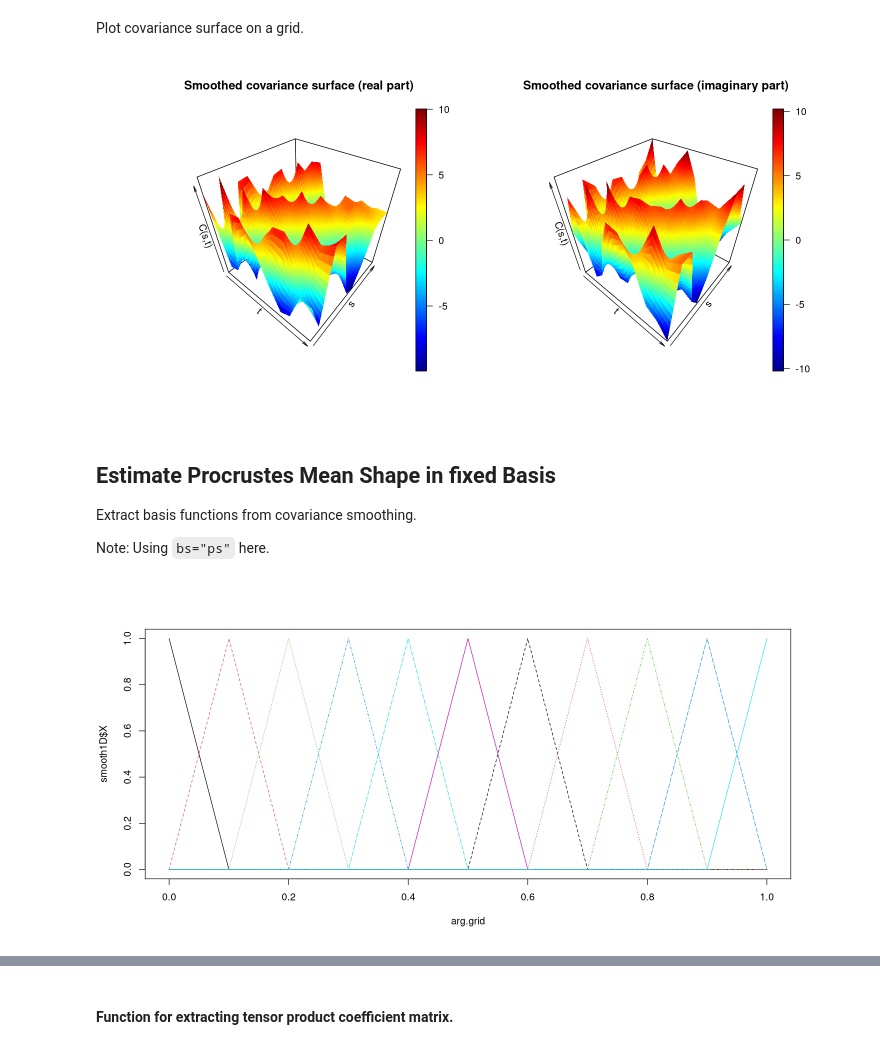
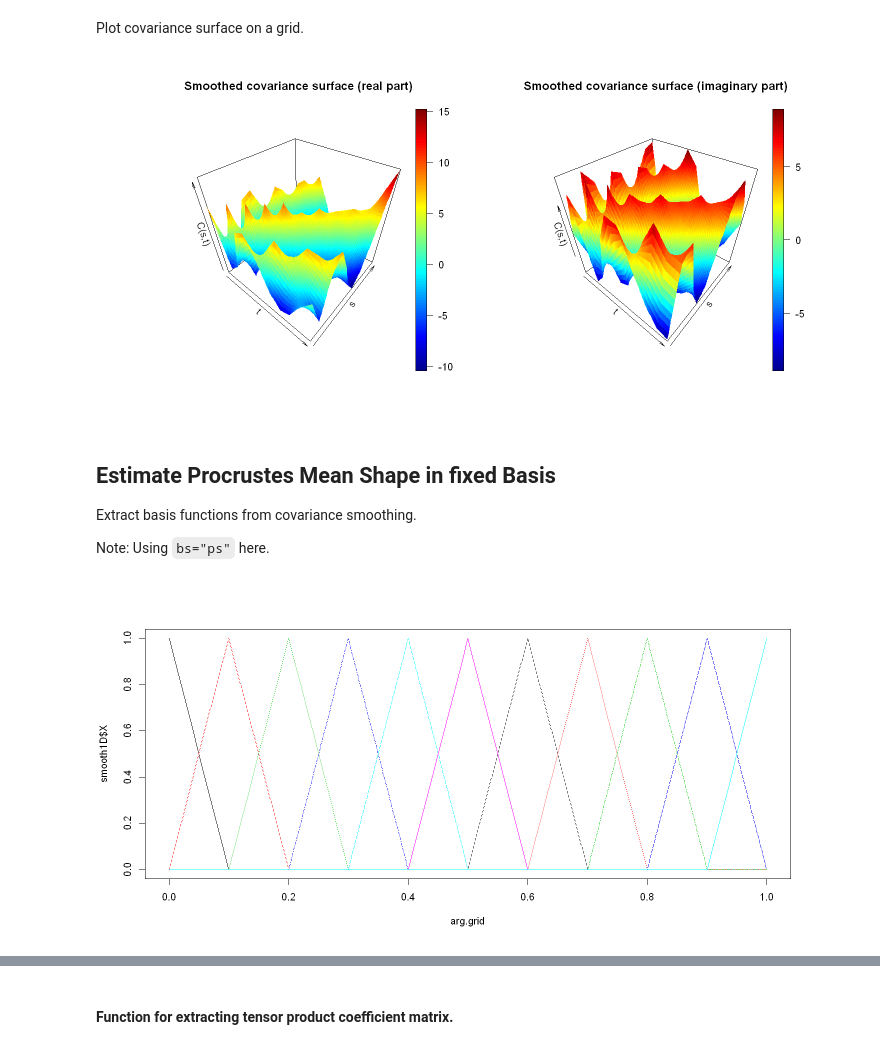
Before and after one commit to mpff/masterthesis, a Jupyter notebook: notebooks/manu_mean_directly_from_coefs.ipynb, the cells around one changed output, grey strips where cells are left out. Saved outputs shown, nothing was run; the diff lists cells and outputs as text; code cells hidden in the pictures.

````diff
--- a/notebooks/manu_mean_directly_from_coefs.ipynb
+++ b/notebooks/manu_mean_directly_from_coefs.ipynb
@@ -28,7 +49,7 @@ set.seed(18)
 Load dataset and transform curves to SRV framework.
 # %%
 # Simulate 2D spirals.
-data_curves <- curves.spiral(n_curves=4, rotate=TRUE, scale=TRUE, center=TRUE)
+data_curves <- curves.spiral(n_curves=10, rotate=TRUE, scale=TRUE, center=TRUE)
 
 # Create arc length parametrization.
 data_curves <- lapply(data_curves, function(data_curve) {
@@ -72,7 +93,7 @@
 # Parameters for covariance smoothing
 knots = seq(0,1,length=11)
 cov.m = 0 # basis order (spline degree-1)
-cov.d = 1 # penalty
+cov.d = 2 # penalty
 # Using knots
 knotl = 1 / ( length(knots) - 1 )  # mean length of a knot
 cov.knots = c(rep(-knotl,cov.m+1), knots, rep(1+knotl,cov.m+1))  # asusmes cov.m is 0 or 1.
@@ -83,10 +104,10 @@ cov.k = length(cov.knots) - cov.m - 2 # basis dimension.
 # Smooth covariance surface
 cov_fit_re <- bam(Re(qq) ~ s(t, s, bs="symm", k = cov.k, m = c(cov.m, cov.d),
                             fx = FALSE, xt = list(skew = FALSE)),
-                  data = cov_dat, method = "REML", knots=list(t = cov.knots, s = cov.knots), outer.ok = TRUE)
+                  data = cov_dat, method = "REML", knots=list(t = cov.knots, s = cov.knots))
 cov_fit_im <- bam(Im(qq) ~ -1 + s(t, s, bs="symm", k = cov.k, m = c(cov.m, cov.d),
                                   fx = FALSE, xt = list(skew = TRUE)),
-                  data = cov_dat, method = "REML", knots=list(t = cov.knots, s = cov.knots), outer.ok = TRUE)
+                  data = cov_dat, method = "REML", knots=list(t = cov.knots, s = cov.knots))
 # %% [output]
 Warning message in smooth.construct.ps.smooth.spec(eval(as.call(list(as.symbol("s"), :
 "there is *no* information about some basis coefficients"
@@ -115,12 +136,13 @@ do.call(plot3D::persp3D, c(args2, args1))
 # From 'fdapace/src/R/CreateCovPlot.R'
 args1 <- list(
     xlab='t', ylab='s', zlab = 'C(s,t)',
+
     main = 'Smoothed covariance surface (imaginary part)'
 )
 args2 = list (x = arg.grid, y = arg.grid, z = matrix(cov.im,nrow=101))
 do.call(plot3D::persp3D, c(args2, args1))
 # %% [output]
-[figure, old version]
+[figure, new version]
 # %% [markdown]
 ## Estimate Procrustes Mean Shape in fixed Basis
 
@@ -129,8 +151,8 @@ Extract basis functions from covariance smoothing.
 Note: Using ```bs="ps"``` here.
 # %%
 smooth1D <- smooth.construct(s(t, bs="ps", k = cov.k, m = c(cov.m, cov.d),
-                              fx = FALSE, xt = list(skew=TRUE)),
+                              fx = FALSE),
                             data = list(t=arg.grid), knots=list(t=cov.knots))
 matplot(arg.grid, smooth1D$X, t = "l")
 # %% [output]
-[figure, old version]
+[figure, new version]
````
Also changed, not shown: parts of 17 cells of this notebook, 4 other files.
